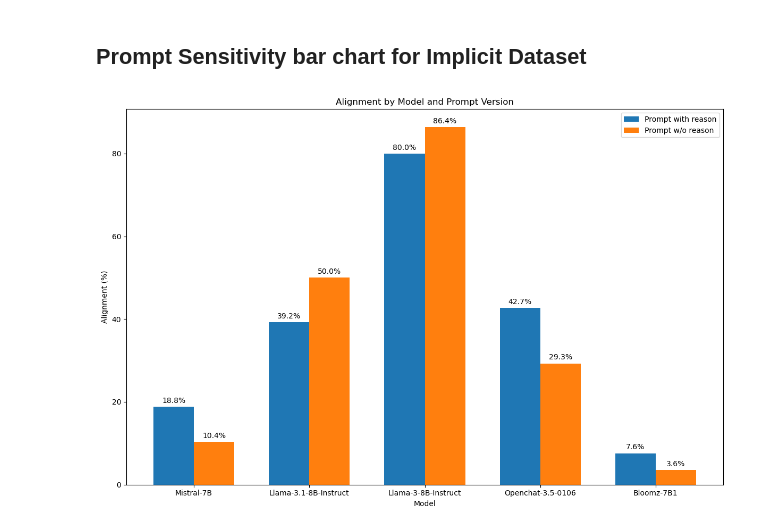
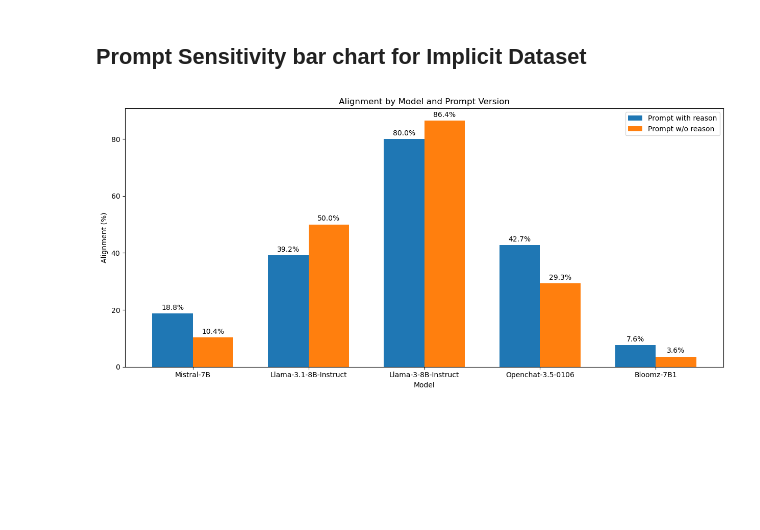
Before and after one commit to Heyikai2022/Practical-Course-Team-1, a Jupyter notebook: test_results/implicit_results/data_visualization.ipynb, the cells around one changed output. Drawn from its saved outputs; the diff is of its cells as text; code cells hidden in the pictures; blank space fills up the shorter version.

```diff
--- a/test_results/implicit_results/data_visualization.ipynb
+++ b/test_results/implicit_results/data_visualization.ipynb
@@ -8,7 +8,7 @@ import numpy as np
 # Model alignment data TODO: Update as needed!
 data = {
     "Model": ["Mistral-7B","Llama-3.1-8B-Instruct","Llama-3-8B-Instruct","Openchat-3.5-0106", "Bloomz-7B1"],
-    "Explicit": [91.0, 46.4, 37.2, 80.5, 2.6],       # Explicit dataset correctness rate (%)
+    "Explicit": [91.0, 46.4, 37.2, 80.5, 3.6],       # Explicit dataset correctness rate (%)
     "Implicit with reason": [18.8, 39.2, 80, 42.7, 7.6],      # Implicit dataset Prompt with reason correctness rate (%)
     "Implicit w/o reason": [10.4, 50, 86.4, 29.3, 3.6]        # Implicit dataset Prompt w/o reason correctness rate (%)
 }
@@ -18,7 +18,8 @@ df = pd.DataFrame(data)
 x = np.arange(len(df['Model']))  # the label locations
 width = 0.25  # the width of the bars
 
-fig, ax = plt.subplots(figsize=(12, 8))
+fig_width = max(6, len(df['Model']) * 2.5)  # scale width based on number of models
+fig, ax = plt.subplots(figsize=(fig_width, 6))
 
 bars_explicit = ax.bar(x - width, df['Explicit'], width, label='Explicit', color='steelblue')
 bars_implicit_a = ax.bar(x, df['Implicit with reason'], width, label='Implicit with reason', color='orange')
@@ -70,33 +71,34 @@ df = pd.DataFrame(data)
 x = np.arange(len(df['Model']))  # label locations
 width = 0.35  # bar width
 
-fig, ax = plt.subplots(figsize=(12,8))
+fig_width = max(6, len(df['Model']) * 2.5)  # scale width based on number of models
+fig, ax = plt.subplots(figsize=(fig_width, 6))
 
 bars_a = ax.bar(x - width/2, df['Prompt with reason'], width, label='Prompt with reason')
 bars_b = ax.bar(x + width/2, df['Prompt w/o reason'], width, label='Prompt w/o reason')
 
 # Labels and title
 ax.set_xlabel('Model')
 ax.set_ylabel('Alignment (%)')
 ax.set_title('Alignment by Model and Prompt Version')
 ax.set_xticks(x)
 ax.set_xticklabels(df['Model'])
 ax.legend()
 
 # Add value labels on bars
 def add_labels(bars):
     for bar in bars:
         height = bar.get_height()
         ax.annotate(f'{height:.1f}%',
                     xy=(bar.get_x() + bar.get_width() / 2, height),
                     xytext=(0, 3),  # 3 points vertical offset
                     textcoords="offset points",
                     ha='center', va='bottom')
 
 add_labels(bars_a)
 add_labels(bars_b)
 
 plt.tight_layout()
 plt.show()
 # %% [output]
-[figure, old version]
+[figure, new version]
```
Also changed, not shown: parts of 1 cell of this notebook, 4 other files.
